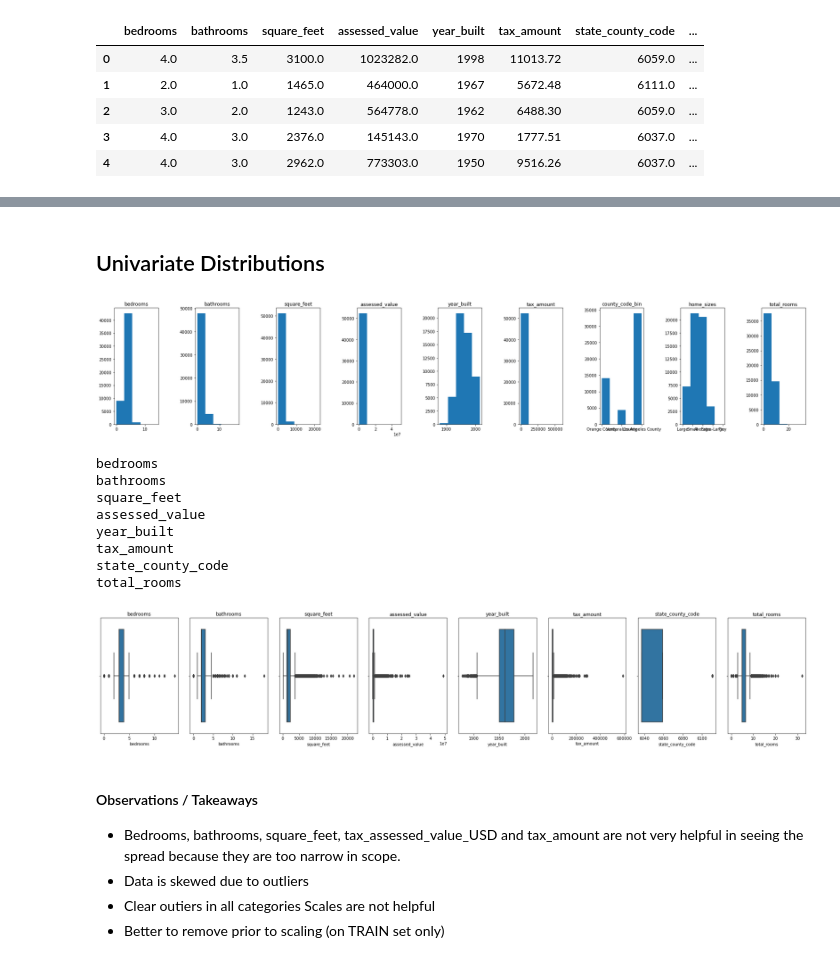
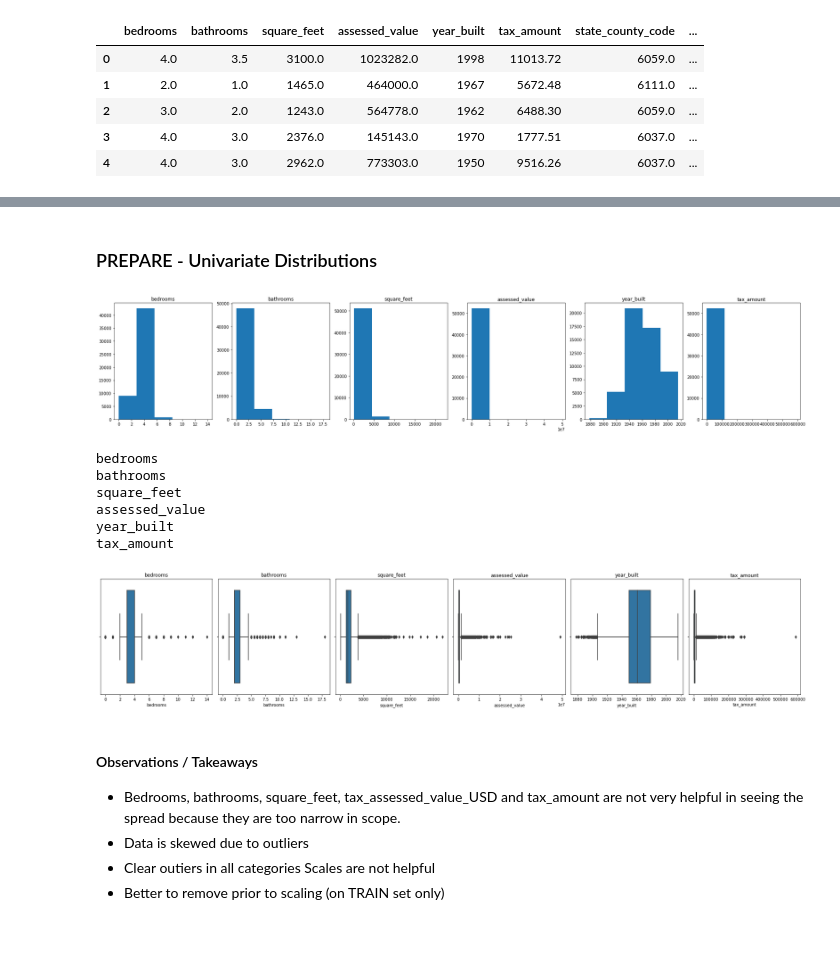
Before and after one commit to rachelrobbinsmayhill/regression-project, a Jupyter notebook: workbook_acquire_prepare.ipynb, the cells around one changed output, grey strips where cells are left out. Cells and saved outputs as stored; diff of their text form; code cells hidden in the pictures; blank space fills up the shorter version.

```diff
--- a/workbook_acquire_prepare.ipynb
+++ b/workbook_acquire_prepare.ipynb
@@ -155,7 +191,8 @@ df.head()
 # %%
-df['home_sizes'] = pd.cut(df.square_feet, bins=[0, 400, 1500, 2500, 3500, 25000],
-                             labels = ['Tiny', 'Small',
-                             'Medium', 'Large', 'Extra-Large'])
+# Make categorical column for square_feet.
+df['home_sizes'] = pd.cut(df.square_feet, bins=[0, 1800, 4000, 6000, 25000],
+                             labels = ['Small: 0 - 1799sqft',
+                             'Medium: 1800 - 3999sqft', 'Large: 4000 - 5999sqft', 'Extra-Large: 6000 - 25000sqft'])
 df.head()
 # %% [output]
 |  | bedrooms | bathrooms | square_feet | assessed_value | year_built | tax_amount | state_county_code | ... |
@@ -178,0 +251,6 @@ df.head()
+# %%
+# Make categorical column for bedrooms.
+df['bedroom_bins'] = pd.cut(df.bedrooms, bins=[0, 2, 4, 6, 15],
+                             labels = ['Small: 0-2 bedrooms',
+                             'Medium: 3-4 bedrooms', 'Large: 5-6 bedrooms', 'Extra-Large: 7-15 bedrooms'])
+df.tail()
@@ -178,0 +298,6 @@ df.head()
+# %%
+# Make categorical column for square_feet.
+df['bathroom_bins'] = pd.cut(df.bathrooms, bins=[0, 2, 4, 6, 15],
+                             labels = ['Small: 0-2 bathrooms',
+                             'Medium: 3-4 bathrooms', 'Large: 5-6 bathrooms', 'Extra-Large: 8-15 bathrooms'])
+df.head()
@@ -179,43 +342,49 @@ df.head()
 # %% [markdown]
-## Univariate Distributions
+### PREPARE - Univariate Distributions
 # %%
 # list of numeric columns
-cols = [col for col in df.columns if col not in ['state_county_code']]
+cols = [col for col in df.columns if col not in ['state_county_code', 'county_code_bin',
+                                                 'home_sizes', 'total_rooms', 'bedroom_bins',
+                                                 'bathroom_bins', 'county_code_bin_Orange County',
+                                                'county_code_bin_Ventura County']]
 
 # figsize width to height
 plt.figure(figsize=(25, 5))
 
 # loop to iterate over columns
 for i, col in enumerate(cols):
 
         # i starts at 0 but plot numbers should start at 1
         plot_number = i + 1
 
         # create subplot
         plt.subplot(1, len(cols), plot_number)
 
         # create title with the column name
         plt.title(col)
 
         # display a histogram for each of the columns
         df[col].hist(bins=5)
 
         # Hide gridlines.
         plt.grid(False)
 
         # turn off scientific notation
         #plt.ticklabel_format(useOffset=False)
 
 plt.tight_layout()
 plt.show()
 # %% [output]
-[figure, old version]
+[figure, new version]
 # %%
 # Visualize Boxplot/Skew
 
 
 # list of numeric columns
-cols = [col for col in df.columns if col not in ['fed_code', 'county_code_bin', 'home_sizes']]
+cols = [col for col in df.columns if col not in ['state_county_code', 'county_code_bin',
+                                                 'home_sizes', 'total_rooms', 'bedroom_bins',
+                                                 'bathroom_bins', 'county_code_bin_Orange County',
+                                                'county_code_bin_Ventura County']]
 
 # figsize width to height
 plt.figure(figsize=(25, 5))
@@ -249,9 +418,7 @@ square_feet
 assessed_value
 year_built
 tax_amount
-state_county_code
-total_rooms
-[figure, old version]
+[figure, new version]
 # %% [markdown]
 #### Observations / Takeaways
 
```
Also changed, not shown: parts of 134 cells of this notebook.
